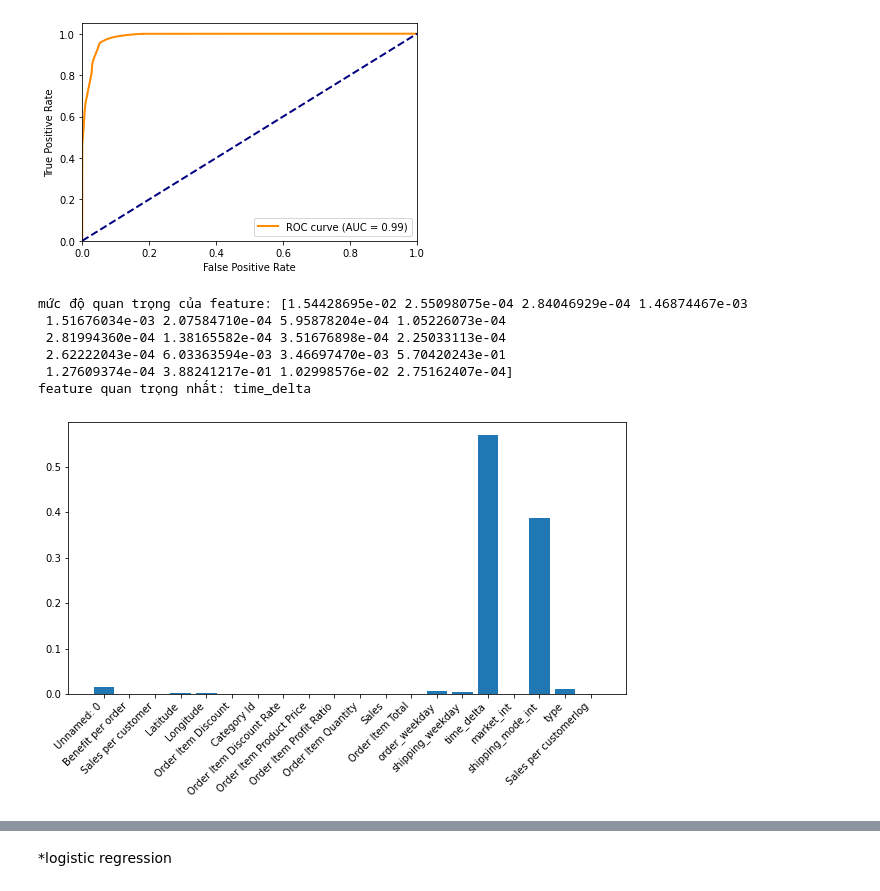
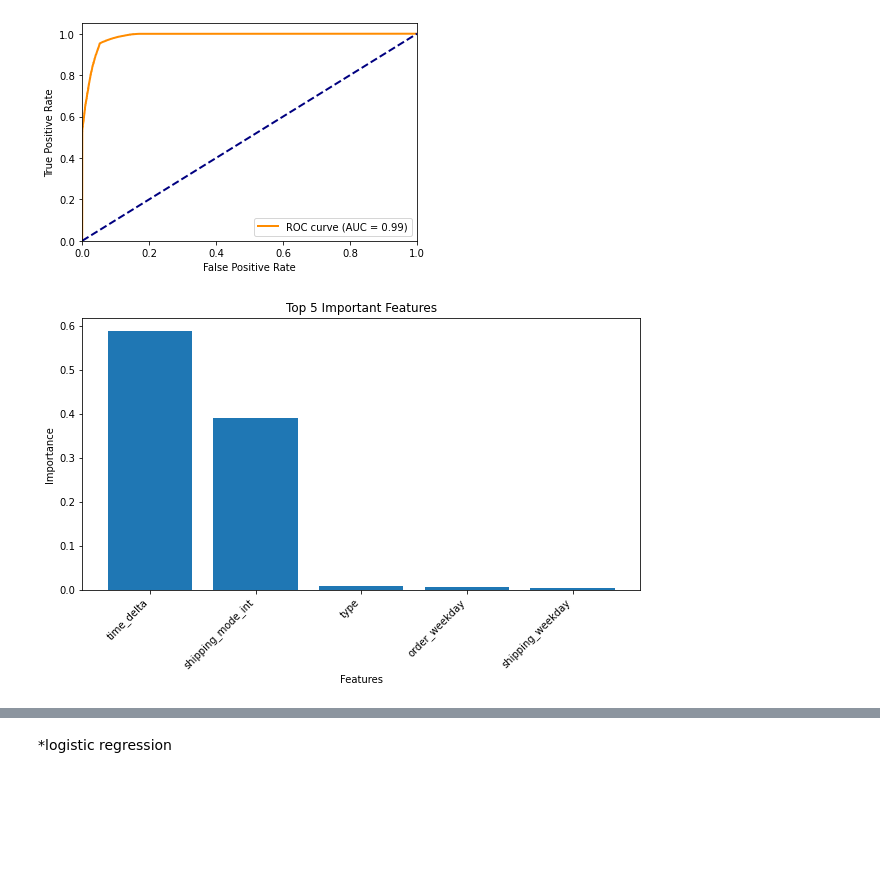
Before and after one commit to duclvQ/supply_chain, a Jupyter notebook: final_models_without_product_IDfull_pro_oder.ipynb, the cells around one changed output, grey strips where cells are left out. Drawn from its saved outputs; the diff is of its cells as text; code cells hidden in the pictures; blank space fills up the shorter version.

```diff
--- a/final_models_without_product_IDfull_pro_oder.ipynb
+++ b/final_models_without_product_IDfull_pro_oder.ipynb
@@ -32,6 +31,6 @@ Index(['Unnamed: 0', 'Benefit per order', 'Sales per customer', 'Latitude',
       dtype='object')
 # %%
-x_train,x_test,y_train,y_test = train_test_split(data.drop(['Late_delivery_risk'], axis = 1).values,data['Late_delivery_risk'].values,test_size = 0.3)
+x_train,x_test,y_train,y_test = train_test_split(data.drop(['Late_delivery_risk', 'Unnamed: 0'], axis = 1).values,data['Late_delivery_risk'].values,test_size = 0.3)
 # %% [markdown]
 RandomFores
 # %%
@@ -74,21 +73,27 @@ plt.show()
 # %% [output]
 [figure]
 # %%
-# biểu thị mức độ quan trọng của feature, cao nhất ứng vs quan trọng nhất
-plt.figure(figsize=(10,5))
-print('mức độ quan trọng của feature:', rf.feature_importances_)
-plt.bar(list(data.drop('Late_delivery_risk', axis = 1).keys()),rf.feature_importances_)
-# Xoay trục x
+import numpy as np
+import matplotlib.pyplot as plt
+
+# Đoạn code tính toán mức độ quan trọng của features và vẽ biểu đồ
+feature_importances = rf.feature_importances_
+feature_names = list(data.drop(['Late_delivery_risk', 'Unnamed: 0'], axis=1).keys())
+sorted_indices = np.argsort(feature_importances)[::-1]
+top_feature_indices = sorted_indices[:5]
+top_feature_names = [feature_names[i] for i in top_feature_indices]
+top_feature_importances = feature_importances[top_feature_indices]
+
+plt.figure(figsize=(10, 5))
+plt.bar(top_feature_names, top_feature_importances)
 plt.xticks(rotation=45, ha='right')
-print('feature quan trọng nhất:', list(data.drop('Late_delivery_risk', axis = 1).keys())[np.argmax(rf.feature_importances_)])
+plt.xlabel('Features')
+plt.ylabel('Importance')
+plt.title('Top 5 Important Features')
+plt.savefig('top_5_important_features_RF.png')
+plt.show()
 # %% [output]
-mức độ quan trọng của feature: [1.54428695e-02 2.55098075e-04 2.84046929e-04 1.46874467e-03
- 1.51676034e-03 2.07584710e-04 5.95878204e-04 1.05226073e-04
- 2.81994360e-04 1.38165582e-04 3.51676898e-04 2.25033113e-04
- 2.62222043e-04 6.03363594e-03 3.46697470e-03 5.70420243e-01
- 1.27609374e-04 3.88241217e-01 1.02998576e-02 2.75162407e-04]
-feature quan trọng nhất: time_delta
-[figure, old version]
+[figure, new version]
 # %%
 y_pred = model.predict(x_test)
 cm = confusion_matrix(y_test,y_pred)
```
Also changed, not shown: parts of 14 cells of this notebook, 14 other files.
